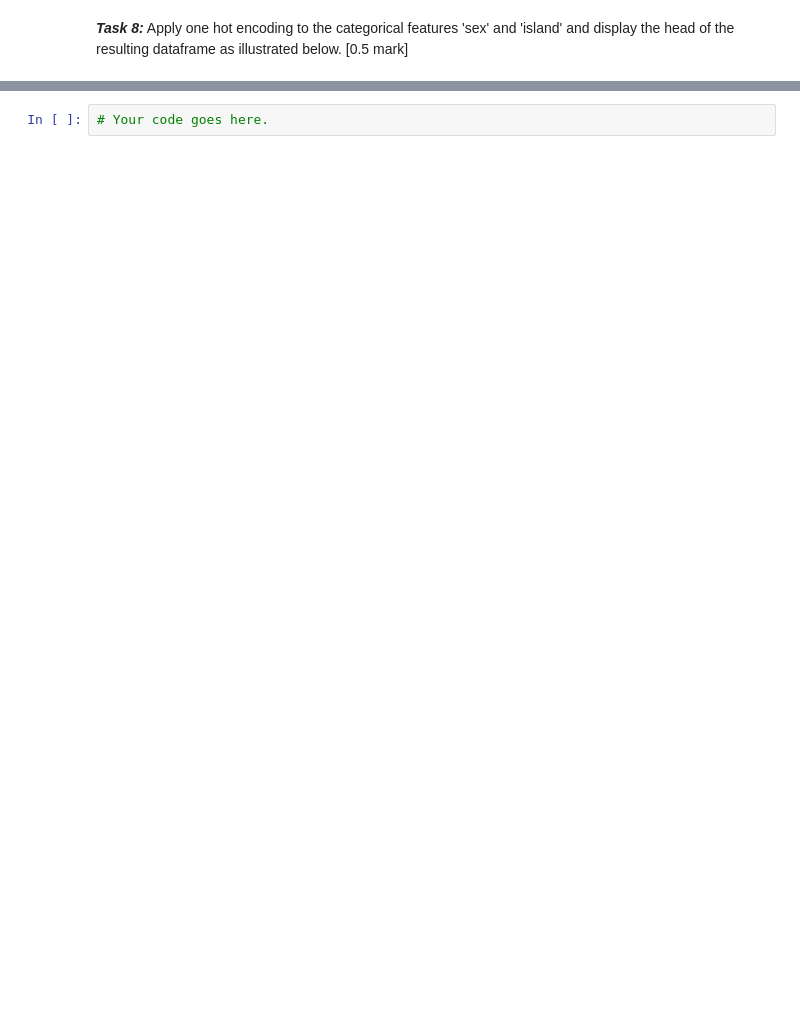
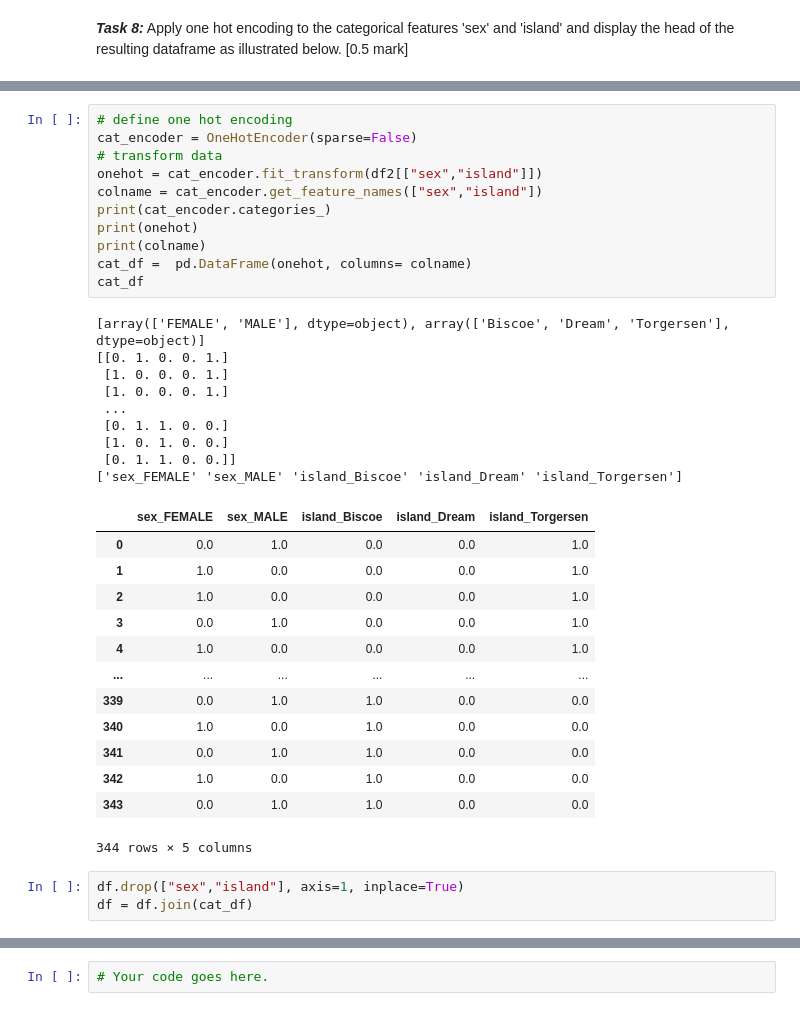
Before and after one commit to mona-piya/Penguin-Species-Classification, a Jupyter notebook: penguin-spec.ipynb, the cells around one changed output, grey strips where cells are left out. Saved outputs shown, nothing was run; the diff lists cells and outputs as text; blank space fills up the shorter version.

```diff
--- a/penguin-spec.ipynb
+++ b/penguin-spec.ipynb
@@ -173,0 +195,37 @@ Name: sex, dtype: int64
+# %%
+# define one hot encoding
+cat_encoder = OneHotEncoder(sparse=False)
+# transform data
+onehot = cat_encoder.fit_transform(df2[["sex","island"]])
+colname = cat_encoder.get_feature_names(["sex","island"])
+print(cat_encoder.categories_)
+print(onehot)
+print(colname)
+cat_df =  pd.DataFrame(onehot, columns= colname)
+cat_df
+# %% [output]
+[array(['FEMALE', 'MALE'], dtype=object), array(['Biscoe', 'Dream', 'Torgersen'], dtype=object)]
+[[0. 1. 0. 0. 1.]
+ [1. 0. 0. 0. 1.]
+ [1. 0. 0. 0. 1.]
+ ...
+ [0. 1. 1. 0. 0.]
+ [1. 0. 1. 0. 0.]
+ [0. 1. 1. 0. 0.]]
+['sex_FEMALE' 'sex_MALE' 'island_Biscoe' 'island_Dream' 'island_Torgersen']
+|  | sex_FEMALE | sex_MALE | island_Biscoe | island_Dream | island_Torgersen |
+| 0 | 0.0 | 1.0 | 0.0 | 0.0 | 1.0 |
+| 1 | 1.0 | 0.0 | 0.0 | 0.0 | 1.0 |
+| 2 | 1.0 | 0.0 | 0.0 | 0.0 | 1.0 |
+| 3 | 0.0 | 1.0 | 0.0 | 0.0 | 1.0 |
+| 4 | 1.0 | 0.0 | 0.0 | 0.0 | 1.0 |
+| ... | ... | ... | ... | ... | ... |
+| 339 | 0.0 | 1.0 | 1.0 | 0.0 | 0.0 |
+| 340 | 1.0 | 0.0 | 1.0 | 0.0 | 0.0 |
+| 341 | 0.0 | 1.0 | 1.0 | 0.0 | 0.0 |
+| 342 | 1.0 | 0.0 | 1.0 | 0.0 | 0.0 |
+| 343 | 0.0 | 1.0 | 1.0 | 0.0 | 0.0 |
+344 rows × 5 columns
+# %%
+df.drop(["sex","island"], axis=1, inplace=True)
+df = df.join(cat_df)
```
Also changed, not shown: parts of 16 cells of this notebook.
